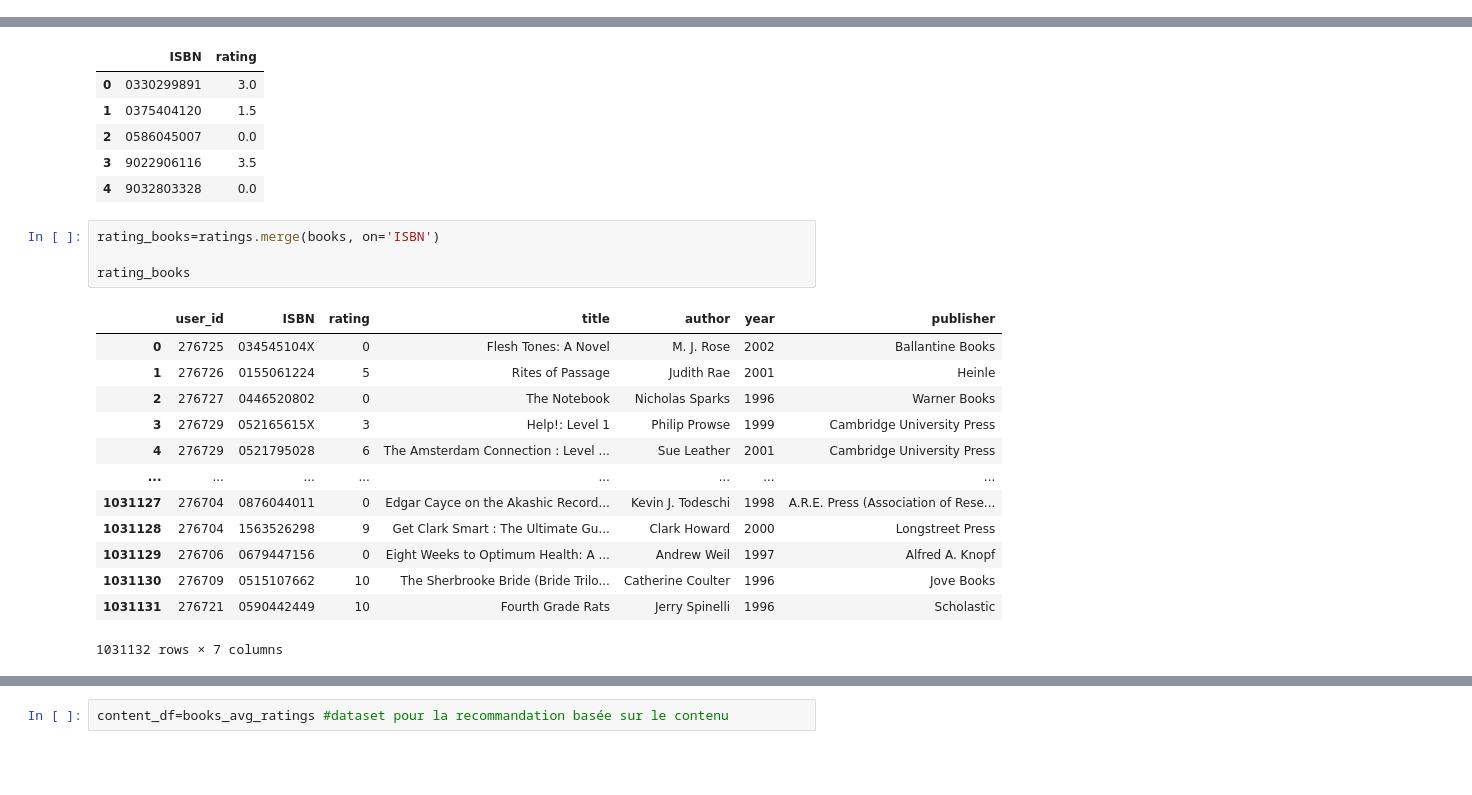
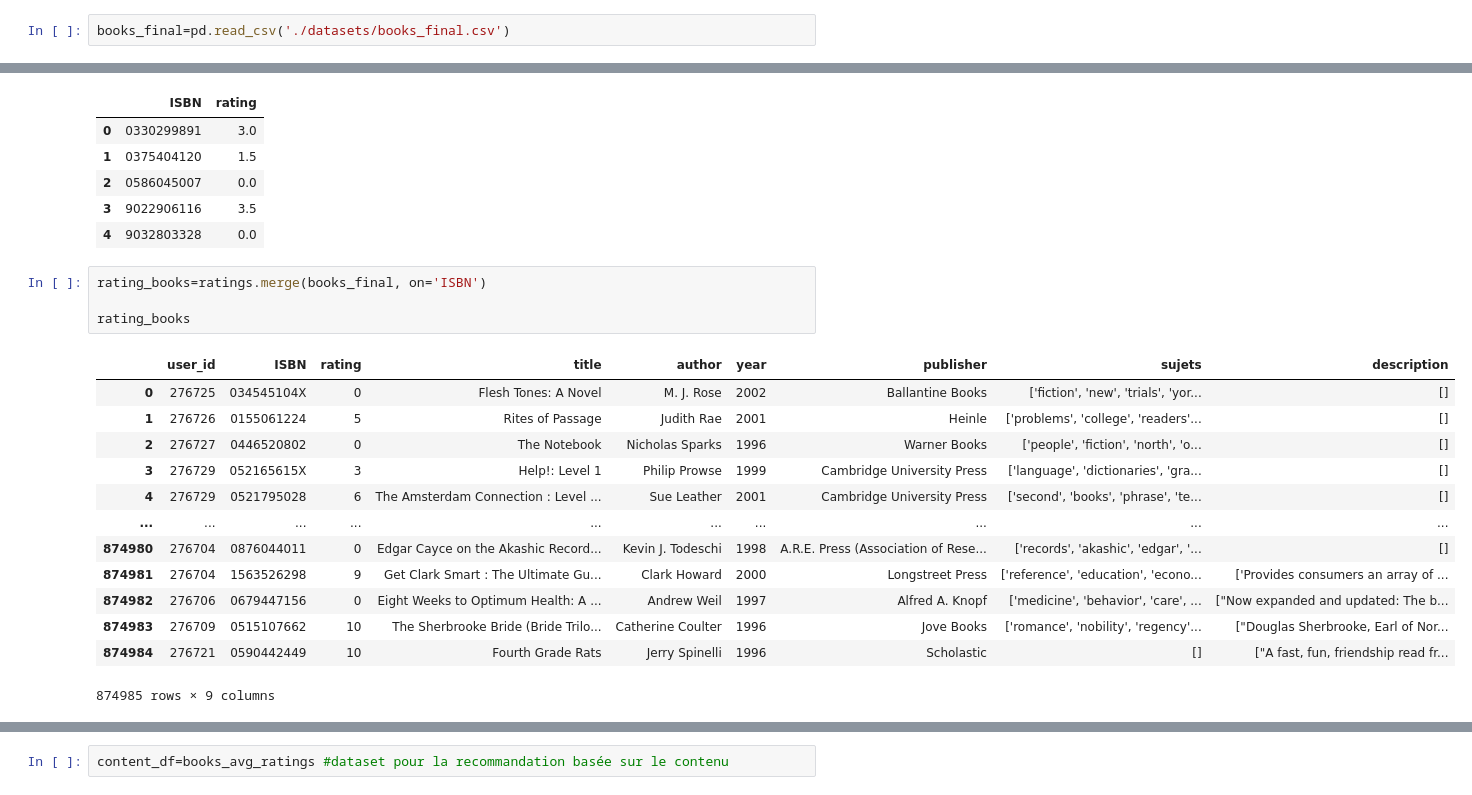
Before and after one commit to redyddm/projet_ter, a Jupyter notebook: recommandation.ipynb, the cells around one changed output, grey strips where cells are left out. Saved outputs shown, nothing was run; the diff lists cells and outputs as text; blank space fills up the shorter version.

Commit message:
ajouts recup infos + creation datasets + utilisation w2v et gloVe

```diff
--- a/recommandation.ipynb
+++ b/recommandation.ipynb
@@ -234,0 +722,2 @@ users.shape
+# %%
+books_final=pd.read_csv('./datasets/books_final.csv')
@@ -245,23 +747,23 @@ book_rating.head()
 | 3 | 9022906116 | 3.5 |
 | 4 | 9032803328 | 0.0 |
 # %%
-rating_books=ratings.merge(books, on='ISBN')
+rating_books=ratings.merge(books_final, on='ISBN')
 
 rating_books
 # %% [output]
-|  | user_id | ISBN | rating | title | author | year | publisher |
-| 0 | 276725 | 034545104X | 0 | Flesh Tones: A Novel | M. J. Rose | 2002 | Ballantine Books |
-| 1 | 276726 | 0155061224 | 5 | Rites of Passage | Judith Rae | 2001 | Heinle |
-| 2 | 276727 | 0446520802 | 0 | The Notebook | Nicholas Sparks | 1996 | Warner Books |
-| 3 | 276729 | 052165615X | 3 | Help!: Level 1 | Philip Prowse | 1999 | Cambridge University Press |
-| 4 | 276729 | 0521795028 | 6 | The Amsterdam Connection : Level ... | Sue Leather | 2001 | Cambridge University Press |
-| ... | ... | ... | ... | ... | ... | ... | ... |
-| 1031127 | 276704 | 0876044011 | 0 | Edgar Cayce on the Akashic Record... | Kevin J. Todeschi | 1998 | A.R.E. Press (Association of Rese... |
-| 1031128 | 276704 | 1563526298 | 9 | Get Clark Smart : The Ultimate Gu... | Clark Howard | 2000 | Longstreet Press |
-| 1031129 | 276706 | 0679447156 | 0 | Eight Weeks to Optimum Health: A ... | Andrew Weil | 1997 | Alfred A. Knopf |
-| 1031130 | 276709 | 0515107662 | 10 | The Sherbrooke Bride (Bride Trilo... | Catherine Coulter | 1996 | Jove Books |
-| 1031131 | 276721 | 0590442449 | 10 | Fourth Grade Rats | Jerry Spinelli | 1996 | Scholastic |
+|  | user_id | ISBN | rating | title | author | year | publisher | sujets | description |
+| 0 | 276725 | 034545104X | 0 | Flesh Tones: A Novel | M. J. Rose | 2002 | Ballantine Books | ['fiction', 'new', 'trials', 'yor... | [] |
+| 1 | 276726 | 0155061224 | 5 | Rites of Passage | Judith Rae | 2001 | Heinle | ['problems', 'college', 'readers'... | [] |
+| 2 | 276727 | 0446520802 | 0 | The Notebook | Nicholas Sparks | 1996 | Warner Books | ['people', 'fiction', 'north', 'o... | [] |
+| 3 | 276729 | 052165615X | 3 | Help!: Level 1 | Philip Prowse | 1999 | Cambridge University Press | ['language', 'dictionaries', 'gra... | [] |
+| 4 | 276729 | 0521795028 | 6 | The Amsterdam Connection : Level ... | Sue Leather | 2001 | Cambridge University Press | ['second', 'books', 'phrase', 'te... | [] |
+| ... | ... | ... | ... | ... | ... | ... | ... | ... | ... |
+| 874980 | 276704 | 0876044011 | 0 | Edgar Cayce on the Akashic Record... | Kevin J. Todeschi | 1998 | A.R.E. Press (Association of Rese... | ['records', 'akashic', 'edgar', '... | [] |
+| 874981 | 276704 | 1563526298 | 9 | Get Clark Smart : The Ultimate Gu... | Clark Howard | 2000 | Longstreet Press | ['reference', 'education', 'econo... | ['Provides consumers an array of ... |
+| 874982 | 276706 | 0679447156 | 0 | Eight Weeks to Optimum Health: A ... | Andrew Weil | 1997 | Alfred A. Knopf | ['medicine', 'behavior', 'care', ... | ["Now expanded and updated: The b... |
+| 874983 | 276709 | 0515107662 | 10 | The Sherbrooke Bride (Bride Trilo... | Catherine Coulter | 1996 | Jove Books | ['romance', 'nobility', 'regency'... | ["Douglas Sherbrooke, Earl of Nor... |
+| 874984 | 276721 | 0590442449 | 10 | Fourth Grade Rats | Jerry Spinelli | 1996 | Scholastic | [] | ["A fast, fun, friendship read fr... |
-1031132 rows × 7 columns
+874985 rows × 9 columns
 # %%
 num_ratings=rating_books.groupby('title')['rating'].count().reset_index()
 num_ratings.rename(columns={'rating':'num_ratings'}, inplace=True)
```
Also changed, not shown: parts of 125 cells of this notebook.
